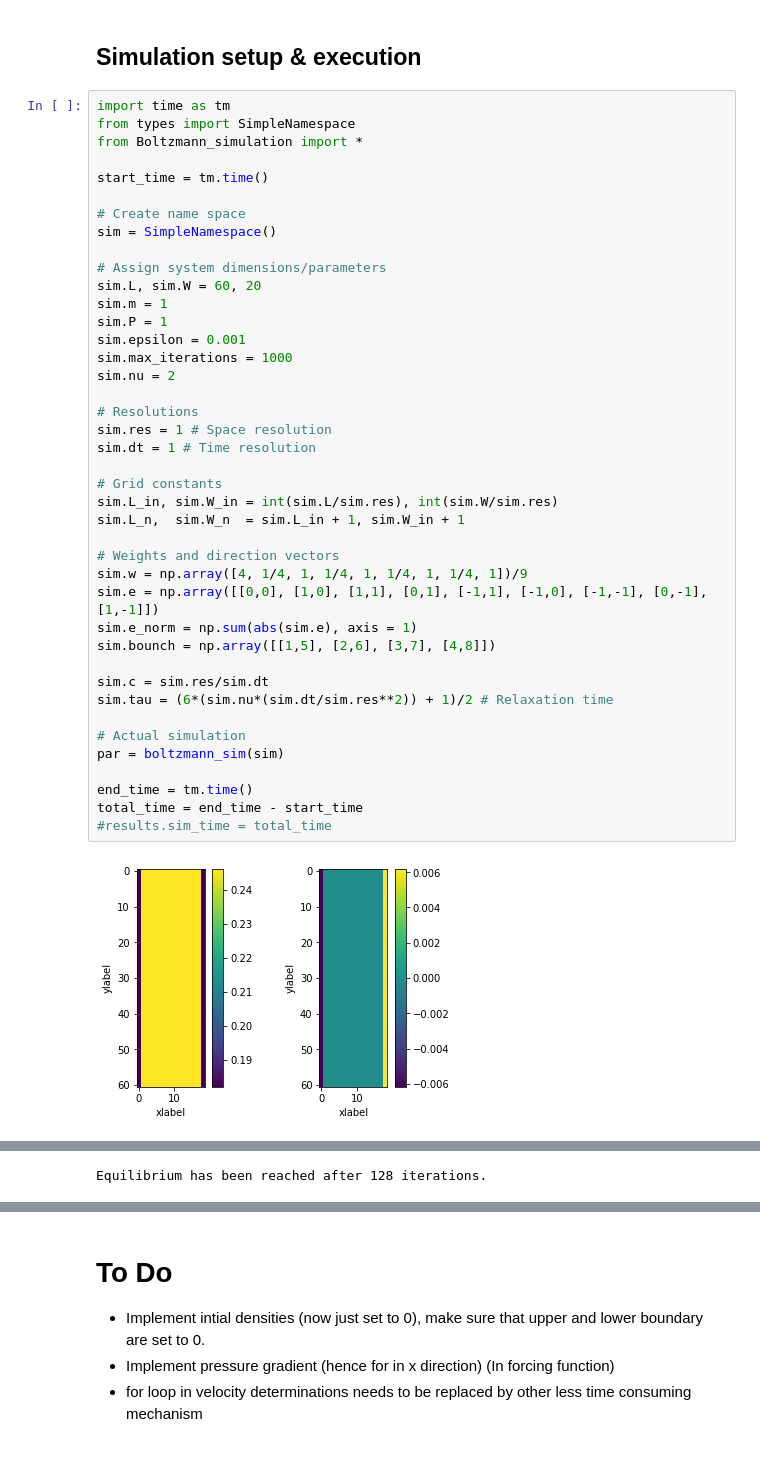
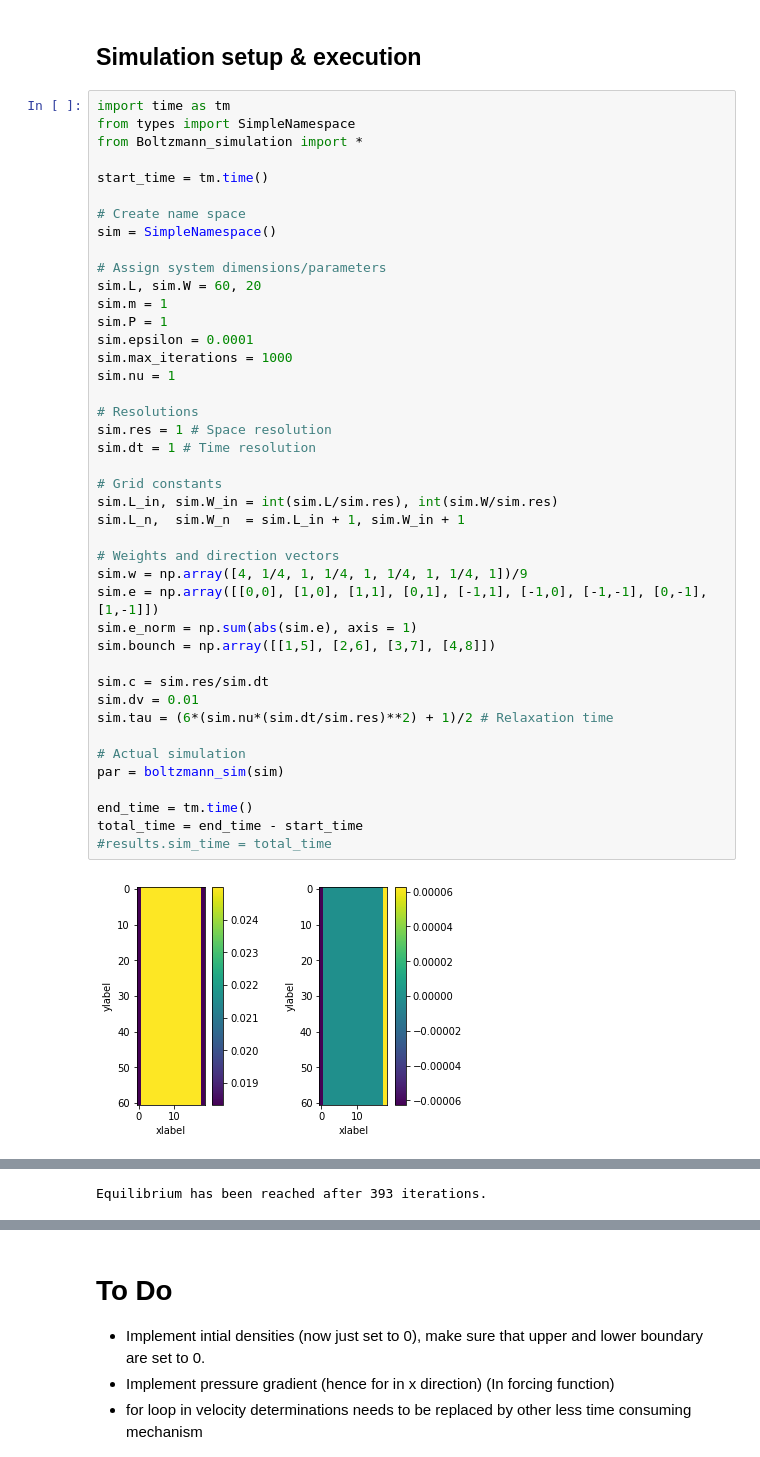
Before and after one commit to VHeusinkveld/CP3-lattice-boltzmann_model, a Jupyter notebook: Excecute_simulation.ipynb, the cells around one changed output, grey strips where cells are left out. Drawn from its saved outputs; the diff is of its cells as text.

```diff
--- a/Excecute_simulation.ipynb
+++ b/Excecute_simulation.ipynb
@@ -14,34 +14,35 @@ sim = SimpleNamespace()
 
 # Assign system dimensions/parameters
 sim.L, sim.W = 60, 20
 sim.m = 1
 sim.P = 1
-sim.epsilon = 0.001
+sim.epsilon = 0.0001
 sim.max_iterations = 1000
-sim.nu = 2
+sim.nu = 1
 
 # Resolutions
 sim.res = 1 # Space resolution
 sim.dt = 1 # Time resolution
 
 # Grid constants
 sim.L_in, sim.W_in = int(sim.L/sim.res), int(sim.W/sim.res)
 sim.L_n,  sim.W_n  = sim.L_in + 1, sim.W_in + 1
 
 # Weights and direction vectors
 sim.w = np.array([4, 1/4, 1, 1/4, 1, 1/4, 1, 1/4, 1])/9
 sim.e = np.array([[0,0], [1,0], [1,1], [0,1], [-1,1], [-1,0], [-1,-1], [0,-1], [1,-1]])
 sim.e_norm = np.sum(abs(sim.e), axis = 1)
 sim.bounch = np.array([[1,5], [2,6], [3,7], [4,8]])
 
 sim.c = sim.res/sim.dt
-sim.tau = (6*(sim.nu*(sim.dt/sim.res**2)) + 1)/2 # Relaxation time
+sim.dv = 0.01
+sim.tau = (6*(sim.nu*(sim.dt/sim.res)**2) + 1)/2 # Relaxation time
 
 # Actual simulation
 par = boltzmann_sim(sim)
 
 end_time = tm.time()
 total_time = end_time - start_time
 #results.sim_time = total_time
 # %% [output]
-[figure, old version]
+[figure, new version]
@@ -51,2 +57,2 @@ total_time = end_time - start_time
-Equilibrium has been reached after 128 iterations.
+Equilibrium has been reached after 393 iterations.
 # %%
```
Also changed, not shown: parts of 3 cells of this notebook, 3 other files.
